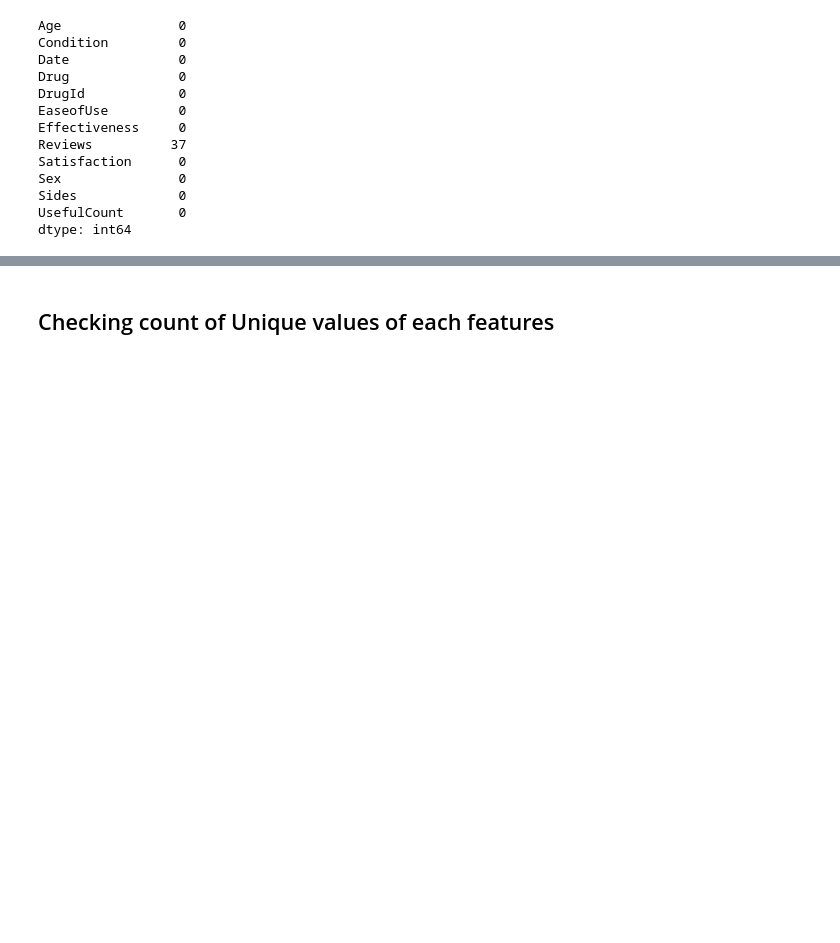
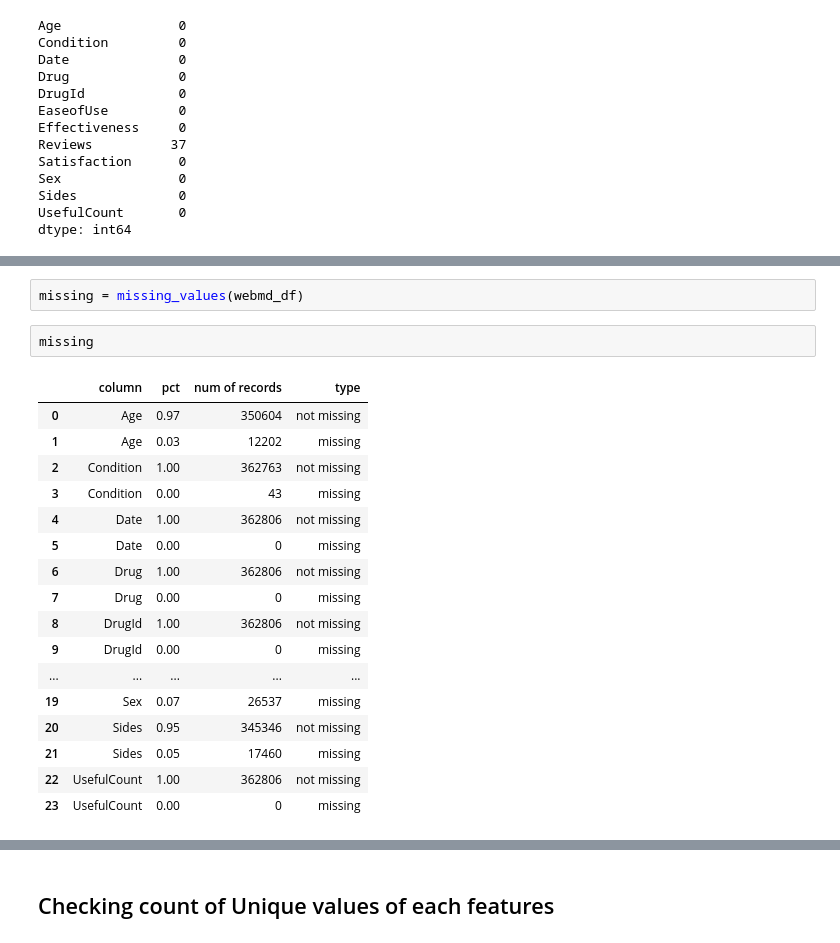
Before and after one commit to Madhurika1292/Medicines-and-Common-Treatment-Recommendation-System, a Jupyter notebook: Webmd_Data_Exploration.ipynb, the cells around one changed output, grey strips where cells are left out. Drawn from its saved outputs; the diff is of its cells as text; blank space fills up the shorter version.

```diff
--- a/Webmd_Data_Exploration.ipynb
+++ b/Webmd_Data_Exploration.ipynb
@@ -122 +151,23 @@ dtype: int64
+# %%
+missing = missing_values(webmd_df)
+# %%
+missing
+# %% [output]
+|  | column | pct | num of records | type |
+| 0 | Age | 0.97 | 350604 | not missing |
+| 1 | Age | 0.03 | 12202 | missing |
+| 2 | Condition | 1.00 | 362763 | not missing |
+| 3 | Condition | 0.00 | 43 | missing |
+| 4 | Date | 1.00 | 362806 | not missing |
+| 5 | Date | 0.00 | 0 | missing |
+| 6 | Drug | 1.00 | 362806 | not missing |
+| 7 | Drug | 0.00 | 0 | missing |
+| 8 | DrugId | 1.00 | 362806 | not missing |
+| 9 | DrugId | 0.00 | 0 | missing |
+| ... | ... | ... | ... | ... |
+| 19 | Sex | 0.07 | 26537 | missing |
+| 20 | Sides | 0.95 | 345346 | not missing |
+| 21 | Sides | 0.05 | 17460 | missing |
+| 22 | UsefulCount | 1.00 | 362806 | not missing |
+| 23 | UsefulCount | 0.00 | 0 | missing |
 # %%
```
Also changed, not shown: parts of 13 cells of this notebook.
